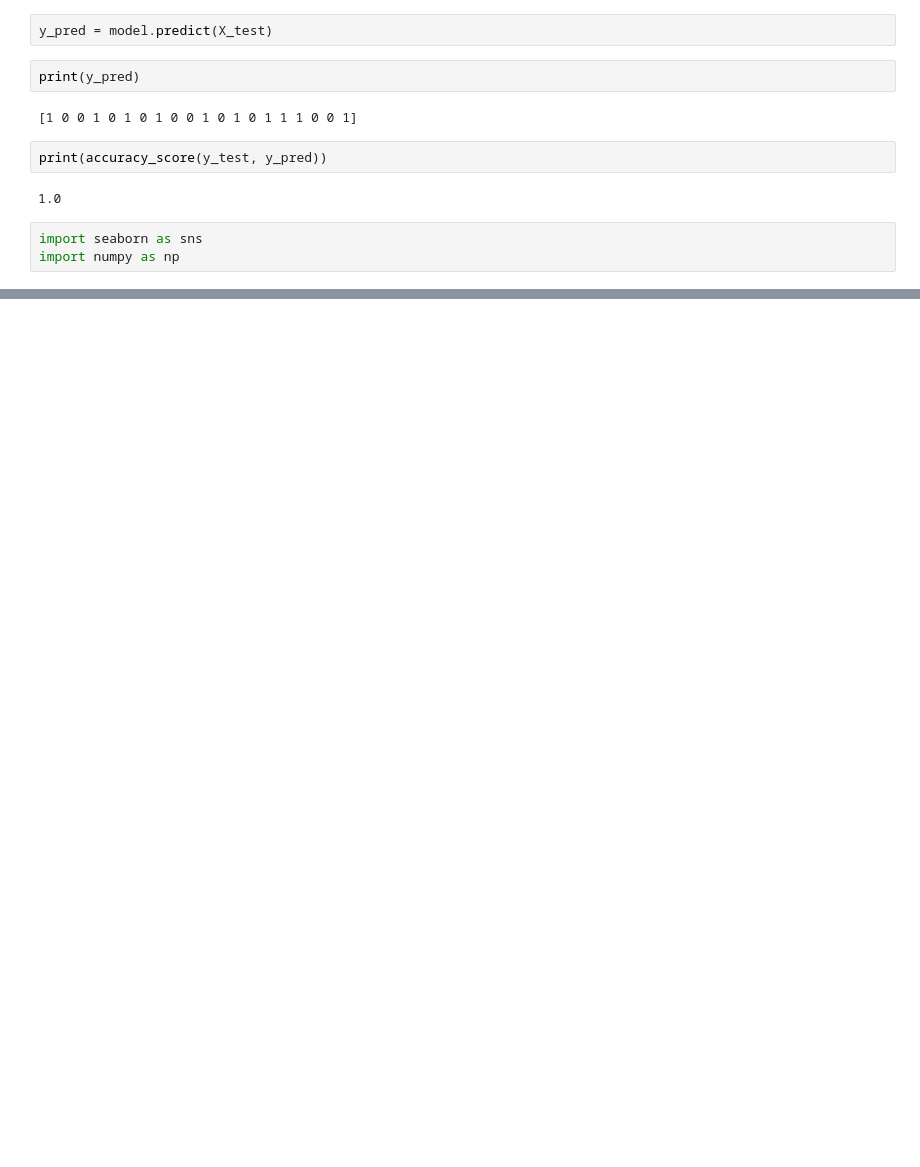
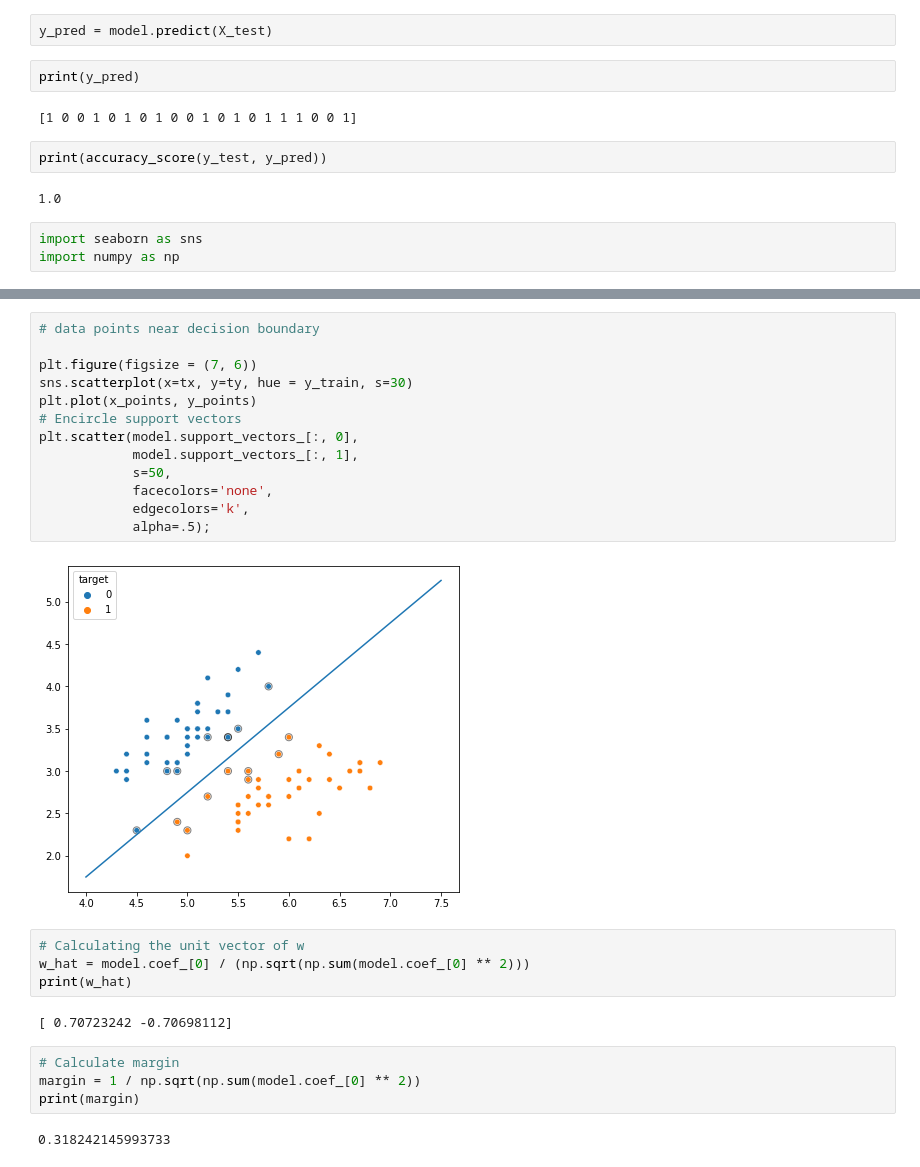
Before and after one commit to RizwanRumi/Machine_Learning_with_python, a Jupyter notebook: SupportVectorMachine.ipynb, the cells around one changed output, grey strips where cells are left out. Drawn from its saved outputs; the diff is of its cells as text; blank space fills up the shorter version.

Commit message:
add margin calculation for SVM

```diff
--- a/SupportVectorMachine.ipynb
+++ b/SupportVectorMachine.ipynb
@@ -296,0 +302,27 @@ y_points:  [1.74959094 1.8210449  1.89249886 1.96395283 2.03540679 2.10686075
+# %%
+# data points near decision boundary
+
+plt.figure(figsize = (7, 6))
+sns.scatterplot(x=tx, y=ty, hue = y_train, s=30)
+plt.plot(x_points, y_points)
+# Encircle support vectors
+plt.scatter(model.support_vectors_[:, 0],
+            model.support_vectors_[:, 1],
+            s=50,
+            facecolors='none',
+            edgecolors='k',
+            alpha=.5);
+# %% [output]
+[figure, added]
+# %%
+# Calculating the unit vector of w
+w_hat = model.coef_[0] / (np.sqrt(np.sum(model.coef_[0] ** 2)))
+print(w_hat)
+# %% [output]
+[ 0.70723242 -0.70698112]
+# %%
+# Calculate margin
+margin = 1 / np.sqrt(np.sum(model.coef_[0] ** 2))
+print(margin)
+# %% [output]
+0.318242145993733
```
Also changed, not shown: parts of 19 cells of this notebook.
